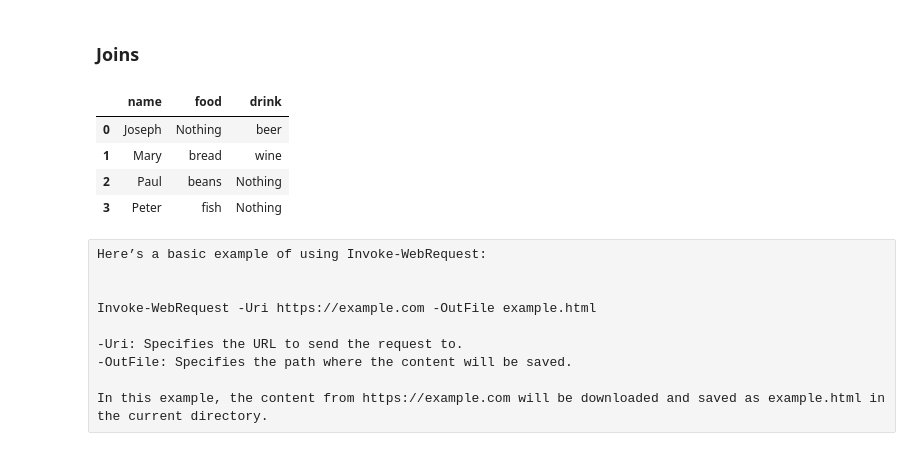
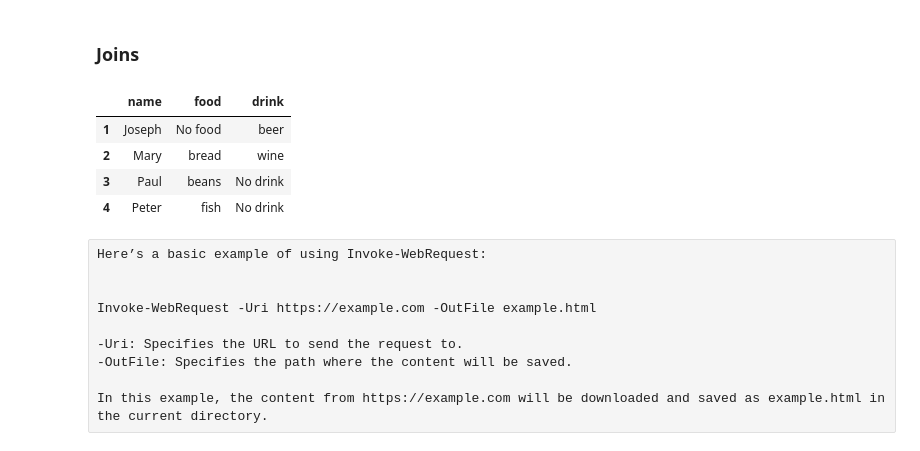
Before and after one commit to HerbSek/Learning-Data-Science, a Jupyter notebook: pandas.ipynb, the cells around one changed output. Drawn from its saved outputs; the diff is of its cells as text; code cells hidden in the pictures.

```diff
--- a/pandas.ipynb
+++ b/pandas.ipynb
@@ -466,27 +466,31 @@ dtype: object
 # %%
 import numpy as np
 import pandas as pd
 
 df6 = pd.DataFrame({'name': ['Peter', 'Paul', 'Mary'],
                     'food': ['fish', 'beans', 'bread']},
                    columns=['name', 'food'] )
 
 df7 = pd.DataFrame({'name': ['Mary', 'Joseph'],
                     'drink': ['wine', 'beer']},
                     columns=['name', 'drink'])
 
-all_pd  = pd.merge(df6,df7 ,how = 'outer') # Outer join , inner join use (inner)
+all_pd  = pd.merge(df6,df7 ,how = 'outer', on='name') # Outer join , inner join use (inner)
 # You can also use it based on the column. eg : (how = 'outer', on = 'name')
-all_pd[all_pd.isnull()] = 'Nothing'
+
+all_pd.loc[all_pd['food'].isnull(), 'food'] = 'No food'
+all_pd.isnull().any()
+all_pd.loc[all_pd['drink'].isnull(), 'drink'] = 'No drink'
+all_pd.index  = np.arange(1, len(all_pd)+1)
 all_pd
 # all_merge = pd.merge(df6,df7, on='name' , how= 'outer')
 # all_merge
 # %% [output]
 |  | name | food | drink |
-| 0 | Joseph | Nothing | beer |
-| 1 | Mary | bread | wine |
-| 2 | Paul | beans | Nothing |
-| 3 | Peter | fish | Nothing |
+| 1 | Joseph | No food | beer |
+| 2 | Mary | bread | wine |
+| 3 | Paul | beans | No drink |
+| 4 | Peter | fish | No drink |
 # %% [raw]
 Here’s a basic example of using Invoke-WebRequest:
 
```
Also changed, not shown: parts of 1 cell of this notebook.
